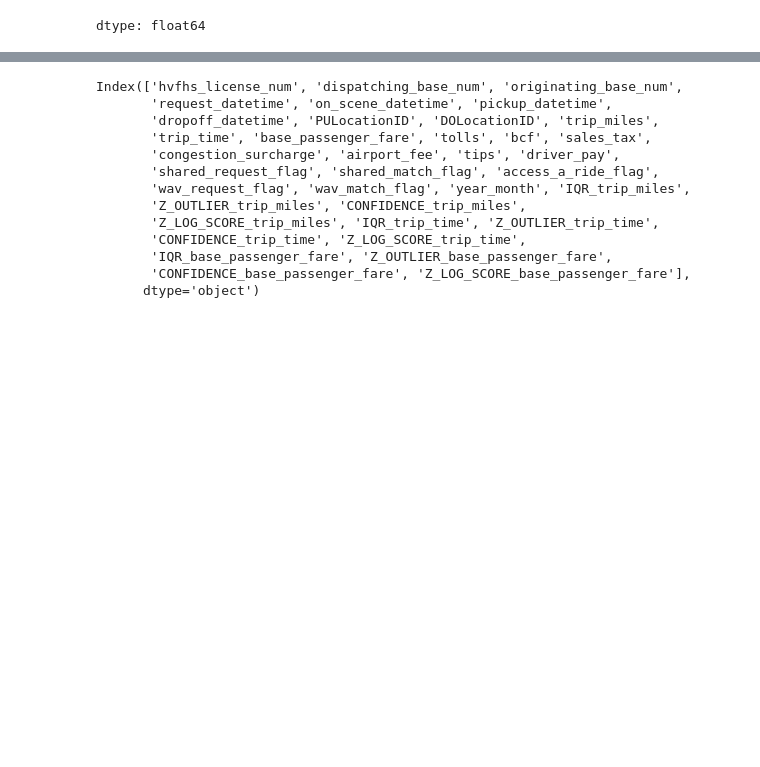
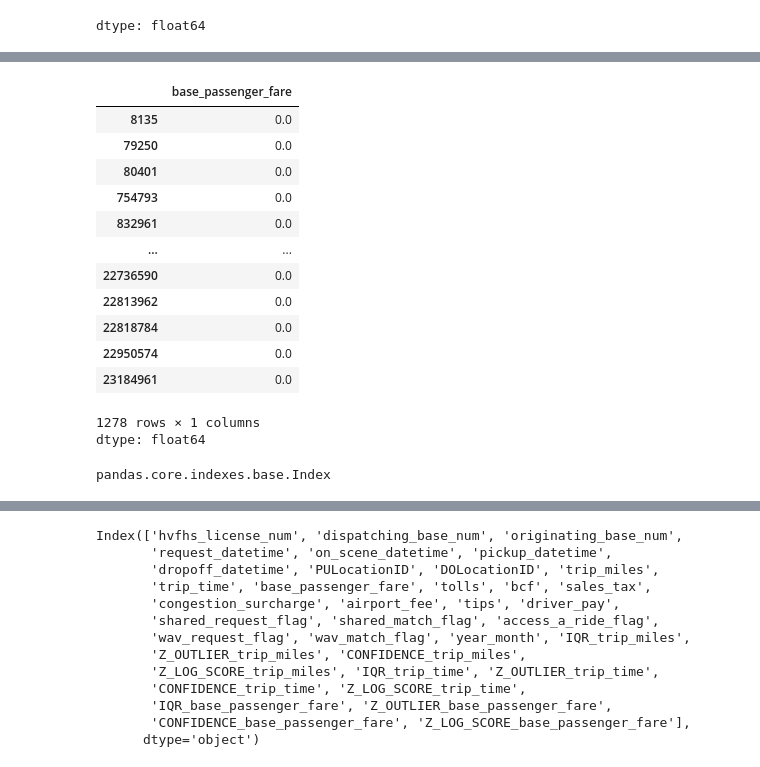
Before and after one commit to richardalamo/pocketride, a Jupyter notebook: data/Outlier_Detection/outliers_nyc_with_fare.ipynb, the cells around one changed output, grey strips where cells are left out. Saved outputs shown, nothing was run; the diff lists cells and outputs as text; code cells hidden in the pictures; blank space fills up the shorter version.

```diff
--- a/data/Outlier_Detection/outliers_nyc_with_fare.ipynb
+++ b/data/Outlier_Detection/outliers_nyc_with_fare.ipynb
@@ -218,0 +262,21 @@ dtype: float64
+# %%
+column_data[zero_indices]
+# %% [output]
+|  | base_passenger_fare |
+| 8135 | 0.0 |
+| 79250 | 0.0 |
+| 80401 | 0.0 |
+| 754793 | 0.0 |
+| 832961 | 0.0 |
+| ... | ... |
+| 22736590 | 0.0 |
+| 22813962 | 0.0 |
+| 22818784 | 0.0 |
+| 22950574 | 0.0 |
+| 23184961 | 0.0 |
+1278 rows × 1 columns
+dtype: float64
+# %%
+type(zero_indices)
+# %% [output]
+pandas.core.indexes.base.Index
```
Also changed, not shown: parts of 30 cells of this notebook.
